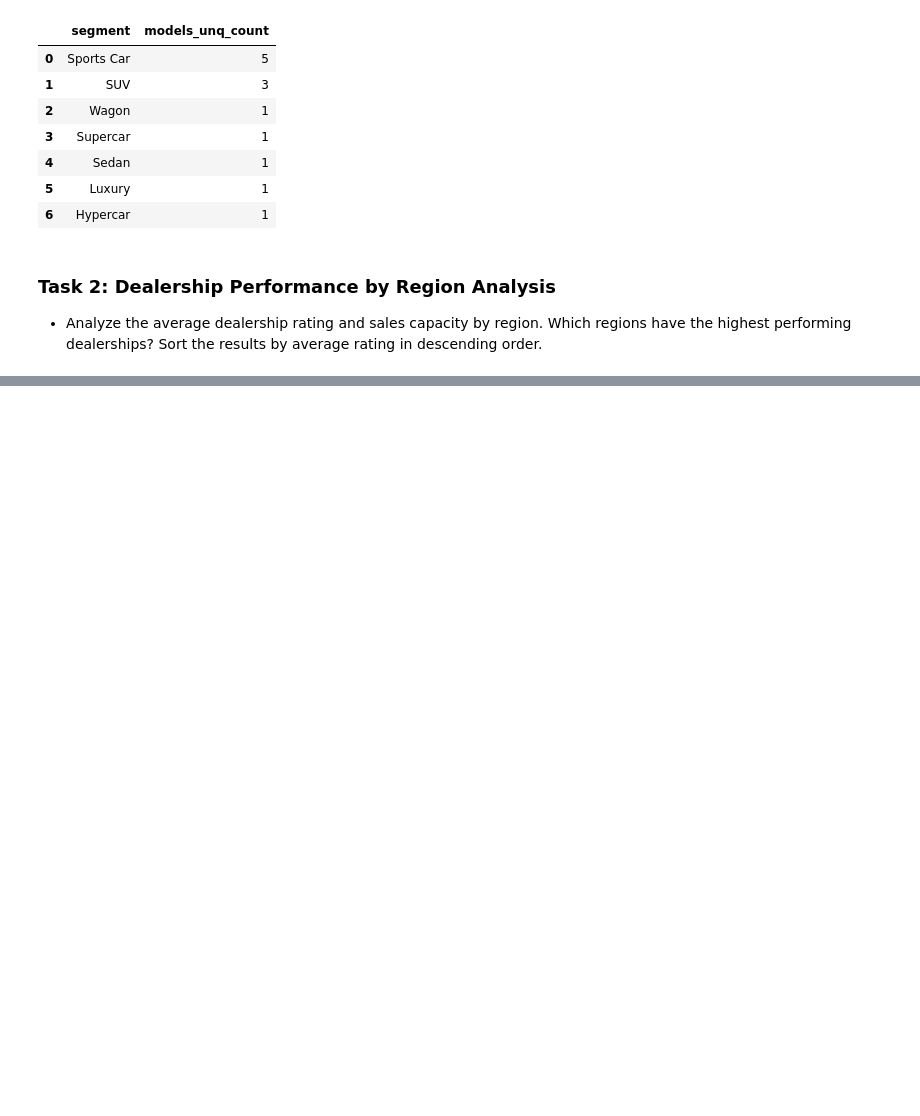
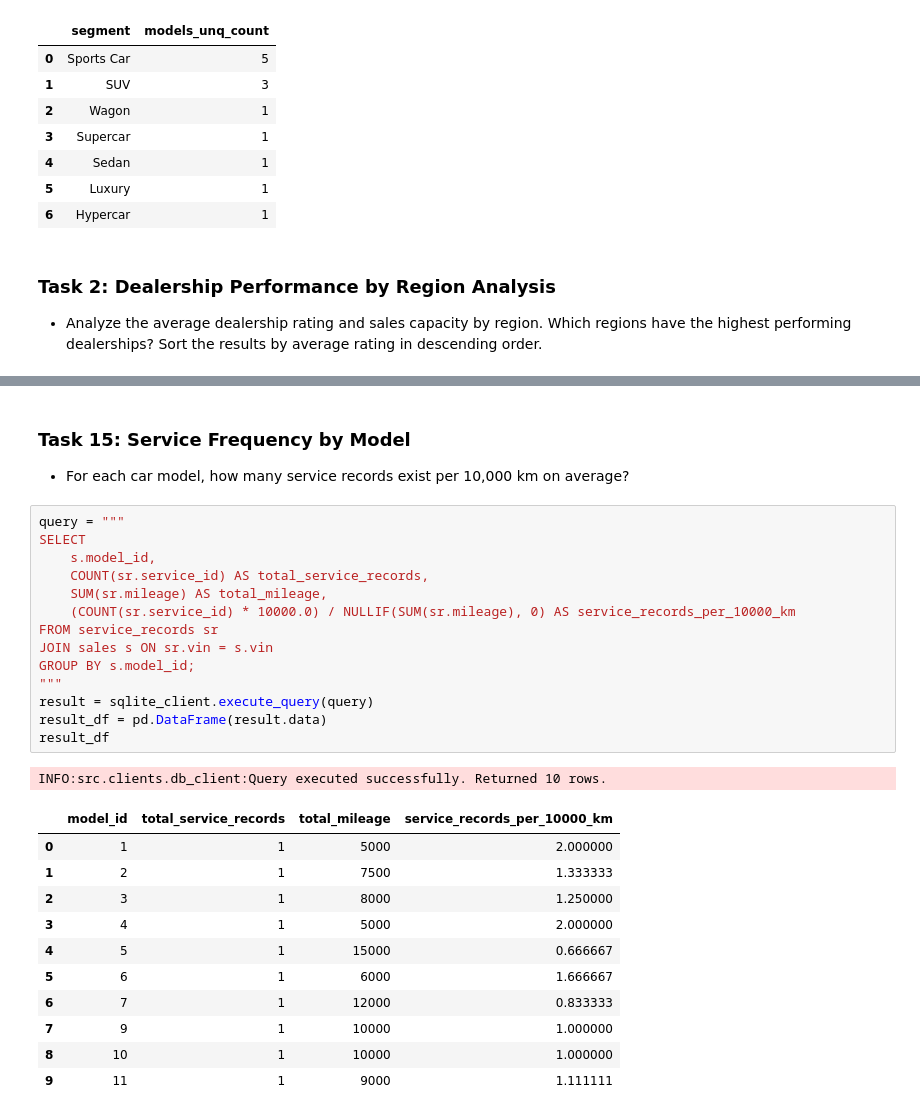
Before and after one commit to Raskoshinskii/data-analyser, a Jupyter notebook: notebooks/jira_tickets_solution.ipynb, the cells around one changed output, grey strips where cells are left out. Drawn from its saved outputs; the diff is of its cells as text; blank space fills up the shorter version.

```diff
--- a/notebooks/jira_tickets_solution.ipynb
+++ b/notebooks/jira_tickets_solution.ipynb
@@ -203,0 +593,30 @@ INFO:src.clients.db_client:Query executed successfully. Returned 10 rows.
+# %% [markdown]
+### Task 15: Service Frequency by Model
+- For each car model, how many service records exist per 10,000 km on average?
+# %%
+query = """
+SELECT
+    s.model_id,
+    COUNT(sr.service_id) AS total_service_records,
+    SUM(sr.mileage) AS total_mileage,
+    (COUNT(sr.service_id) * 10000.0) / NULLIF(SUM(sr.mileage), 0) AS service_records_per_10000_km
+FROM service_records sr
+JOIN sales s ON sr.vin = s.vin
+GROUP BY s.model_id;
+"""
+result = sqlite_client.execute_query(query)
+result_df = pd.DataFrame(result.data)
+result_df
+# %% [output]
+INFO:src.clients.db_client:Query executed successfully. Returned 10 rows.
+|  | model_id | total_service_records | total_mileage | service_records_per_10000_km |
+| 0 | 1 | 1 | 5000 | 2.000000 |
+| 1 | 2 | 1 | 7500 | 1.333333 |
+| 2 | 3 | 1 | 8000 | 1.250000 |
+| 3 | 4 | 1 | 5000 | 2.000000 |
+| 4 | 5 | 1 | 15000 | 0.666667 |
+| 5 | 6 | 1 | 6000 | 1.666667 |
+| 6 | 7 | 1 | 12000 | 0.833333 |
+| 7 | 9 | 1 | 10000 | 1.000000 |
+| 8 | 10 | 1 | 10000 | 1.000000 |
+| 9 | 11 | 1 | 9000 | 1.111111 |
```
Also changed, not shown: parts of 44 cells of this notebook, 7 other files.
